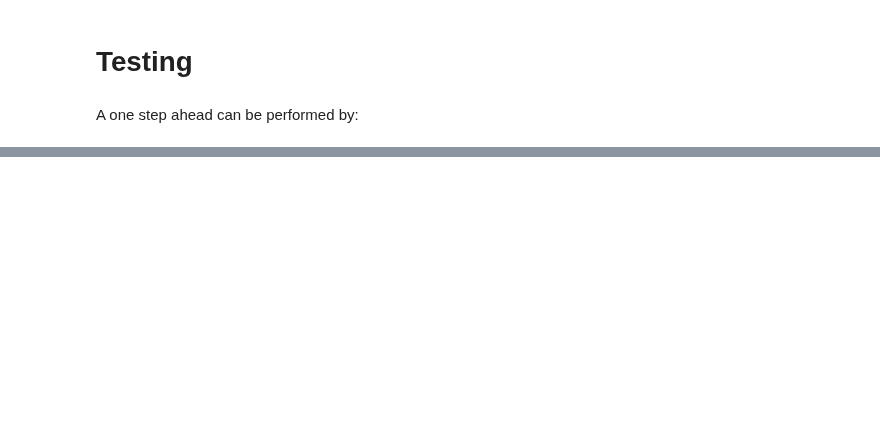
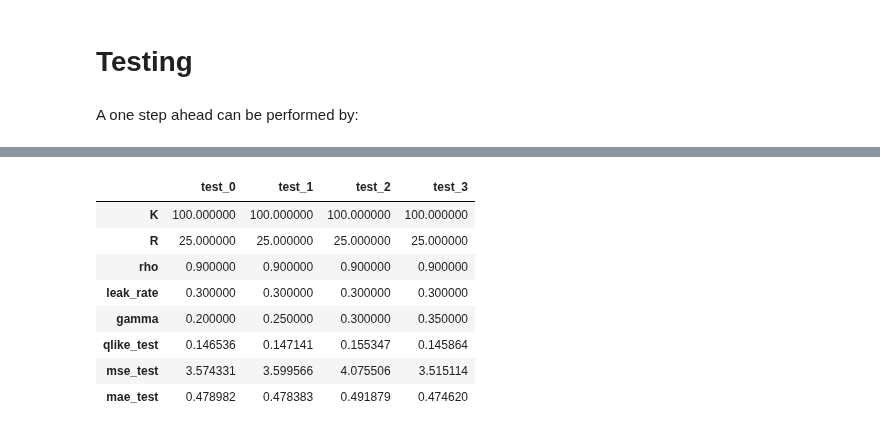
Before and after one commit to jacoporauseo/RC-Diffusion-Models-for-Time-Series-Generation, a Jupyter notebook: full_rc.ipynb, the cells around one changed output, grey strips where cells are left out. Saved outputs shown, nothing was run; the diff lists cells and outputs as text; code cells hidden in the pictures; blank space fills up the shorter version.

```diff
--- a/full_rc.ipynb
+++ b/full_rc.ipynb
@@ -183,0 +276,14 @@ plt.show()
+# %%
+import pandas as pd
+
+pd.read_csv('runs/forced/results.csv', index_col = 0)
+# %% [output]
+|  | test_0 | test_1 | test_2 | test_3 |
+| K | 100.000000 | 100.000000 | 100.000000 | 100.000000 |
+| R | 25.000000 | 25.000000 | 25.000000 | 25.000000 |
+| rho | 0.900000 | 0.900000 | 0.900000 | 0.900000 |
+| leak_rate | 0.300000 | 0.300000 | 0.300000 | 0.300000 |
+| gamma | 0.200000 | 0.250000 | 0.300000 | 0.350000 |
+| qlike_test | 0.146536 | 0.147141 | 0.155347 | 0.145864 |
+| mse_test | 3.574331 | 3.599566 | 4.075506 | 3.515114 |
+| mae_test | 0.478982 | 0.478383 | 0.491879 | 0.474620 |
```
Also changed, not shown: parts of 20 cells of this notebook, 4 other files.
